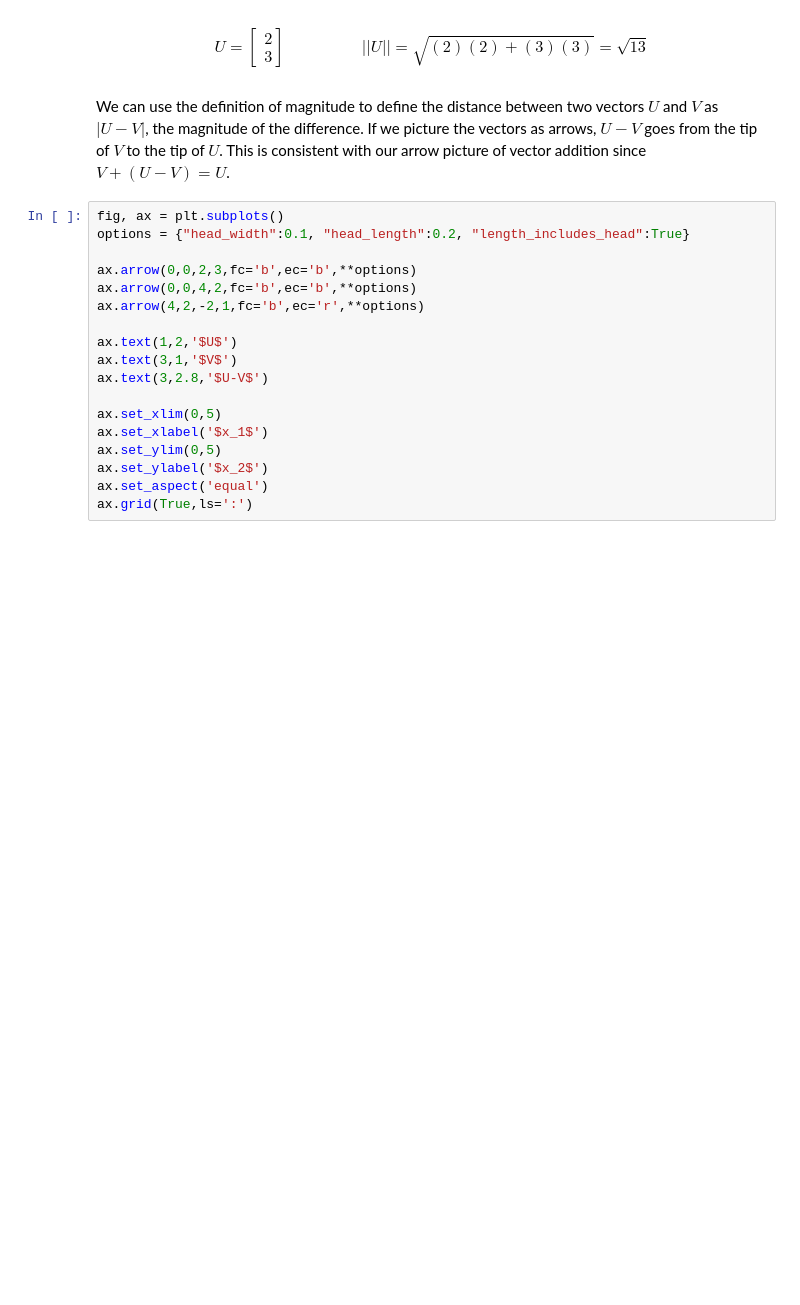
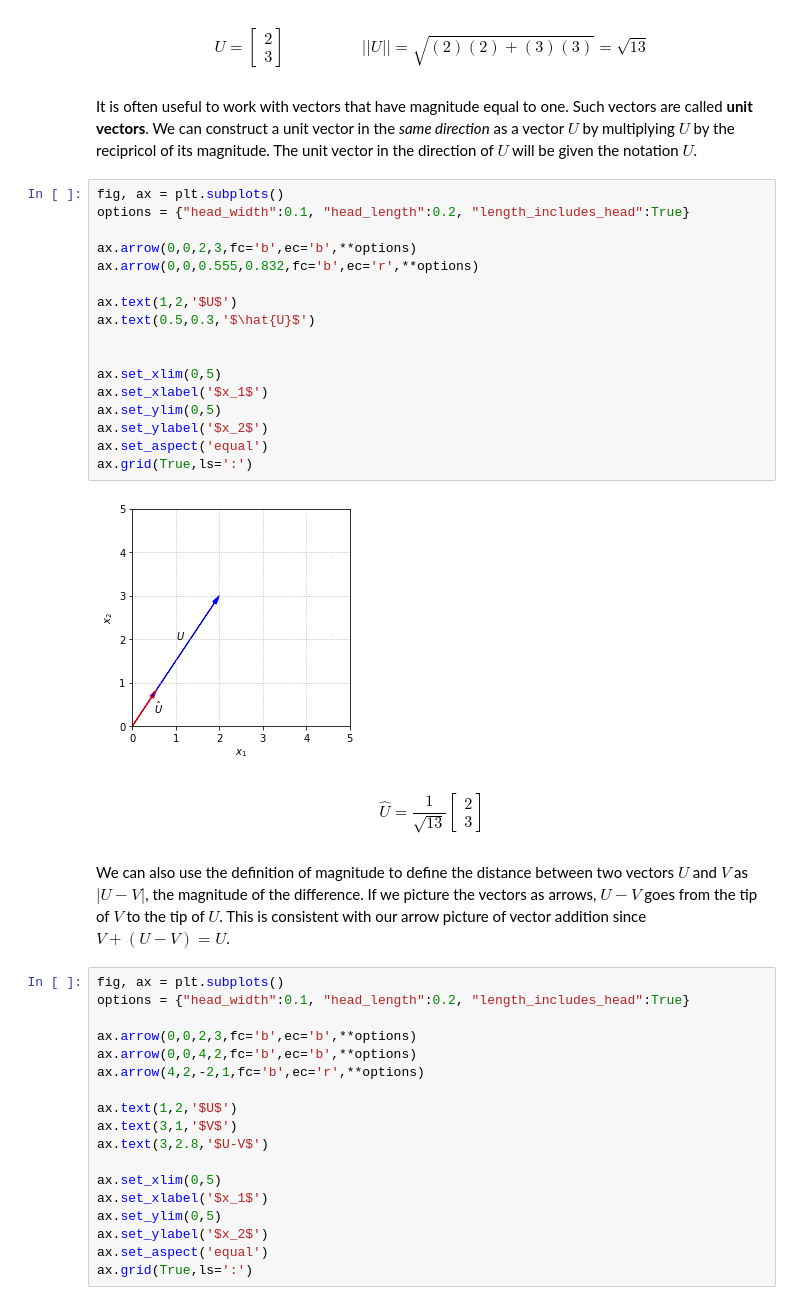
Before and after one commit to bvanderlei/jupyter-guide-to-linear-algebra, a Jupyter notebook: Inner_Products.ipynb, the cells around one changed output. Cells and saved outputs as stored; diff of their text form; blank space fills up the shorter version.

```diff
--- a/Inner_Products.ipynb
+++ b/Inner_Products.ipynb
@@ -60,8 +117,35 @@ U = \left[ \begin{array}{r} 2 \\ 3 \end{array}\right] \hspace{2cm}
 ||U|| = \sqrt{(2)(2) + (3)(3)} = \sqrt{13}
 \end{equation}
 $$
+# %% [markdown]
+It is often useful to work with vectors that have magnitude equal to one.  Such vectors are called **unit vectors**.  We can construct a unit vector in the *same direction* as a vector $U$ by multiplying $U$ by the recipricol of its magnitude.  The unit vector in the direction of $U$ will be given the notation $\hat{U}$.
+# %%
+fig, ax = plt.subplots()
+options = {"head_width":0.1, "head_length":0.2, "length_includes_head":True}
+
+ax.arrow(0,0,2,3,fc='b',ec='b',**options)
+ax.arrow(0,0,0.555,0.832,fc='b',ec='r',**options)
+
+ax.text(1,2,'$U$')
+ax.text(0.5,0.3,'$\hat{U}$')
+
+
+ax.set_xlim(0,5)
+ax.set_xlabel('$x_1$')
+ax.set_ylim(0,5)
+ax.set_ylabel('$x_2$')
+ax.set_aspect('equal')
+ax.grid(True,ls=':')
+# %% [output]
+[figure, added]
+# %% [markdown]
+$$
+\begin{equation}
+\hat{U} = \frac{1}{\sqrt{13}} \left[ \begin{array}{r} 2 \\ 3 \end{array}\right]
+\end{equation}
+$$
 # %% [markdown]
-We can use the definition of magnitude to define the distance between two vectors $U$ and $V$ as $|U-V|$, the magnitude of the difference.  If we picture the vectors as arrows, $U-V$ goes from the tip of $V$ to the tip of $U$.  This is consistent with our arrow picture of vector addition since $V + (U-V) = U$.
+We can also use the definition of magnitude to define the distance between two vectors $U$ and $V$ as $|U-V|$, the magnitude of the difference.  If we picture the vectors as arrows, $U-V$ goes from the tip of $V$ to the tip of $U$.  This is consistent with our arrow picture of vector addition since $V + (U-V) = U$.
 # %%
 fig, ax = plt.subplots()
 options = {"head_width":0.1, "head_length":0.2, "length_includes_head":True}
```
Also changed, not shown: parts of 8 cells of this notebook, 4 other files.
